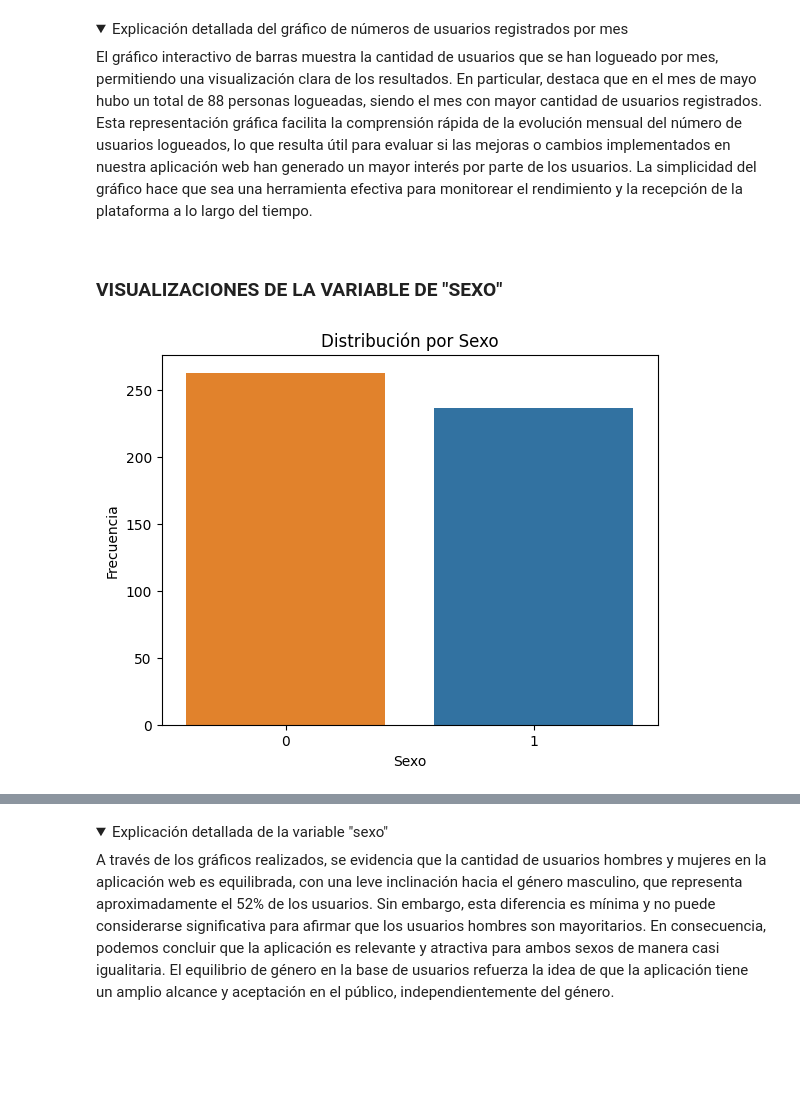
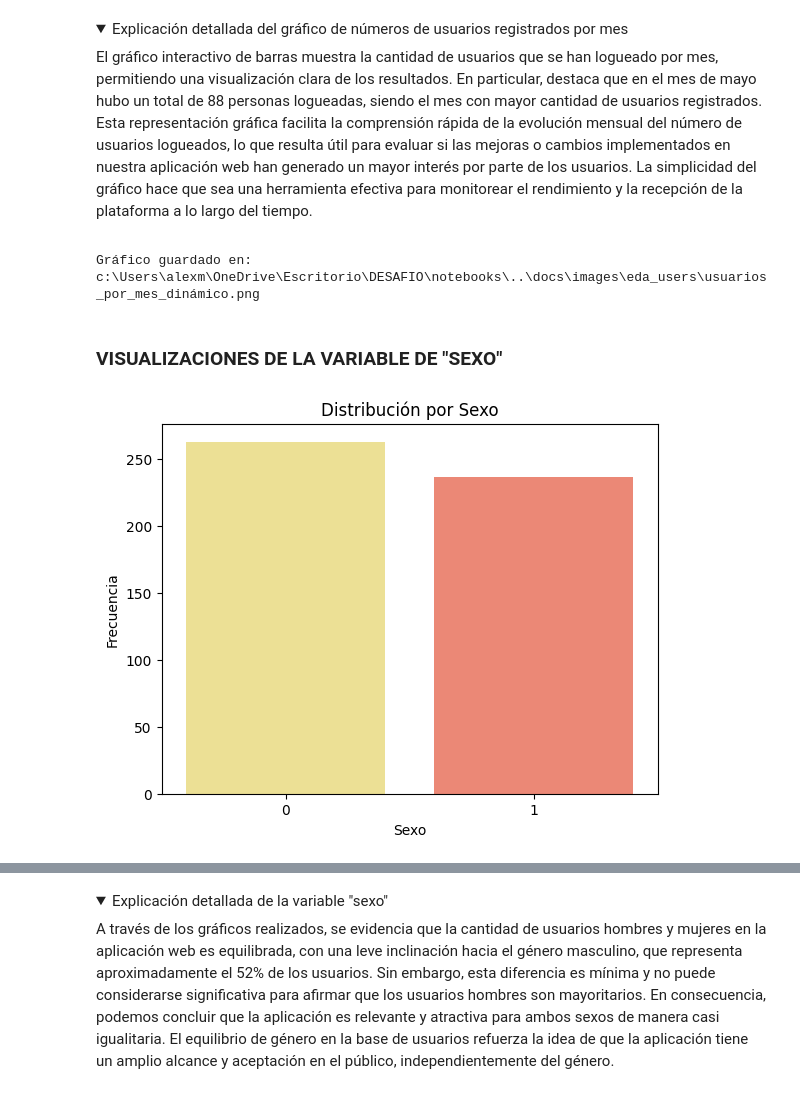
Before and after one commit to AlexCapis/HEATY---Aplicacion-Web-para-Olas-de-Calor, a Jupyter notebook: notebooks/eda_users.ipynb, the cells around one changed output, grey strips where cells are left out. Drawn from its saved outputs; the diff is of its cells as text; code cells hidden in the pictures; folded sections open; blank space fills up the shorter version.

Commit message:
actualización EDA y creación de users_processed

```diff
--- a/notebooks/eda_users.ipynb
+++ b/notebooks/eda_users.ipynb
@@ -391,17 +361,56 @@ El gráfico interactivo de barras muestra la cantidad de usuarios que se han log
 
 </p>
 </details>
+# %%
+import os
+from datetime import datetime
+import pandas as pd
+import plotly.graph_objects as go
+
+# Filtramos el DataFrame para incluir solo fechas anteriores o iguales a la fecha actual
+fecha_actual = datetime.now()
+df = df[df['fecha_registro'] <= fecha_actual]
+
+# Extraemos el mes de la columna 'fecha_registro'
+df['mes_registro'] = df['fecha_registro'].dt.month
+
+# Contamos el número de usuarios en cada mes
+users_por_mes = df['mes_registro'].value_counts().sort_index()
+
+# Ruta donde se guardará la imagen creada
+current_dir = os.getcwd()
+output_file = os.path.join(current_dir, '..', 'docs', 'images', 'eda_users', 'usuarios_por_mes_dinámico.png')
+
+# Creamos un gráfico interactivo de barras con plotly
+fig = go.Figure()
+fig.add_trace(go.Bar(x=users_por_mes.index, y=users_por_mes.values,
+                     text=users_por_mes.values,
+                     marker_color='#FF7A62'))
+
+fig.update_traces(texttemplate='%{text}', textposition='outside')
+fig.update_layout(xaxis_tickvals=list(range(1, 13)), xaxis_ticktext=['Ene', 'Feb', 'Mar', 'Abr', 'May', 'Jun', 'Jul', 'Ago', 'Sep', 'Oct', 'Nov', 'Dic'],
+                  xaxis_title='Mes', yaxis_title='Número de usuarios',
+                  title='Número de usuarios registrados por mes (hasta la fecha actual)',
+                  template='plotly_white', height=600)
+
+# Guardamos y mostramos el gráfico interactivo
+fig.write_html(output_file)
+fig.show()
+
+print(f"Gráfico guardado en: {output_file}")
+# %% [output]
+Gráfico guardado en: c:\Users\alexm\OneDrive\Escritorio\DESAFIO\notebooks\..\docs\images\eda_users\usuarios_por_mes_dinámico.png
 # %% [markdown]
 ### VISUALIZACIONES DE LA VARIABLE DE "SEXO"
 # %%
 # Representar la variable de "sexo"
-custom_palette = {0: "#FF800E", 1: "#1F75B4"}
+custom_palette = {0: "#FAEA87", 1: "#FF7A62"}
 
 
 sns.countplot(x="sexo", data=df, palette= custom_palette)
 plt.title('Distribución por Sexo')
 plt.xlabel('Sexo')
 plt.ylabel('Frecuencia')
 plt.show()
 # %% [output]
-[figure, old version]
+[figure, new version]
```
Also changed, not shown: parts of 26 cells of this notebook, 25 other files.
